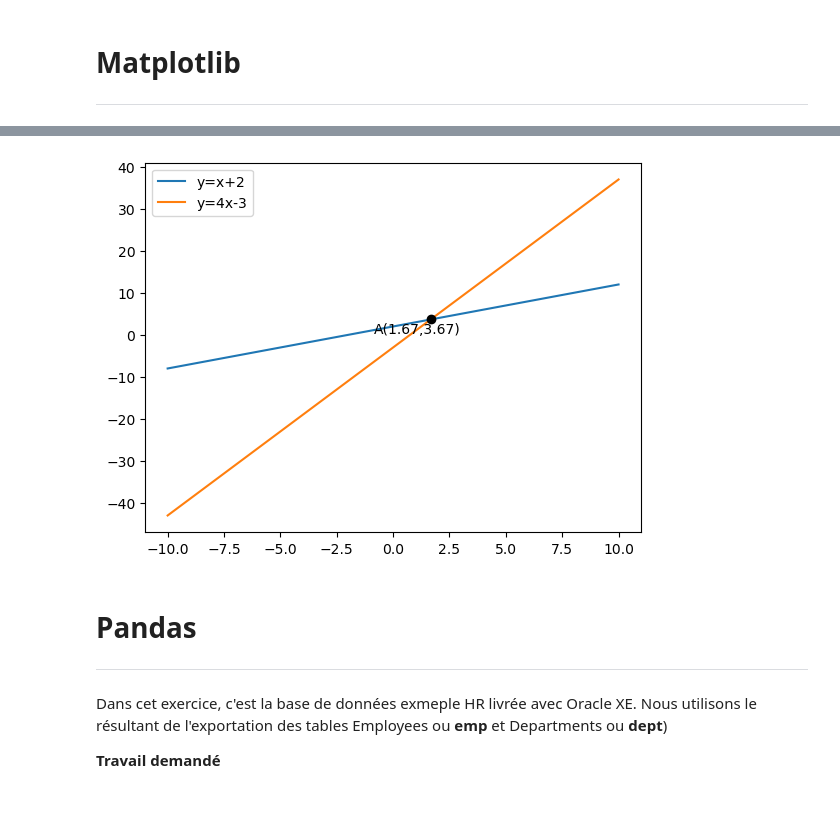
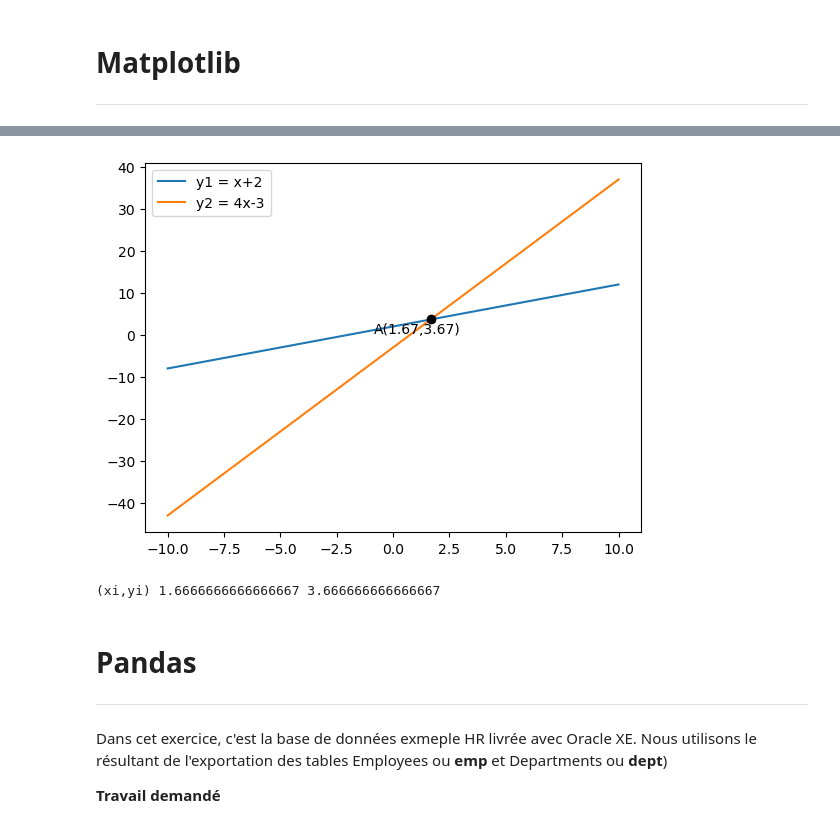
Before and after one commit to Moahmednour/Machine-Learning, a Jupyter notebook: 01-TP- Python Libraries/TP1-Rappel Numpy, Matplotlib et Pandas.ipynb, the cells around one changed output, grey strips where cells are left out. Saved outputs shown, nothing was run; the diff lists cells and outputs as text; code cells hidden in the pictures.

```diff
--- a/01-TP- Python Libraries/TP1-Rappel Numpy, Matplotlib et Pandas.ipynb
+++ b/01-TP- Python Libraries/TP1-Rappel Numpy, Matplotlib et Pandas.ipynb
@@ -106,26 +107,29 @@ print(max_speed_indices)
 
 ![image-2.png](attachment:image-2.png)
 # %%
+x = np.linspace(-10, 10, 400)
 
-x = np.linspace(-10, 10, 400)
-y1 = x + 2
-y2 = 4*x - 3
+m1, b1 = 1.0, 2.0 # slope & intercept (line 1)
+m2, b2 = 4.0, -3.0 # slope & intercept (line 2)
 
 #{# f(y) #}
-plt.plot(x, y1, label='y=x+2')
-plt.plot(x, y2, label='y=4x-3')
+plt.plot(x, x*m1+b1, label='y1 = x+2')
+plt.plot(x, x*m2+b2, label='y2 = 4x-3')
 
-x_intersect = (3 + 2) / (4 - 1)
-y_intersect = x_intersect + 2
+#xi = (b1-b2) / (m2-m1)
+#yi = m1 * xi + b1
+xi = (3 + 2) / (4 - 1)
+yi = 1*xi + 2
 
-plt.plot(x_intersect, y_intersect, 'ko')
-
-plt.annotate(f'A({x_intersect:.2f},{y_intersect:.2f})', (x_intersect, y_intersect), textcoords="offset points", xytext=(-10, -10), ha='center')
+plt.plot(xi, yi, 'ko')
+plt.annotate(f'A({xi:.2f},{yi:.2f})', (xi, yi), textcoords="offset points", xytext=(-10, -10), ha='center')
 
 plt.legend()
 plt.show()
+print('(xi,yi)',xi,yi)
 # %% [output]
-[figure, old version]
+[figure, new version]
+(xi,yi) 1.6666666666666667 3.666666666666667
 # %% [markdown]
 # Pandas
 ---
```
Also changed, not shown: parts of 3 cells of this notebook.
